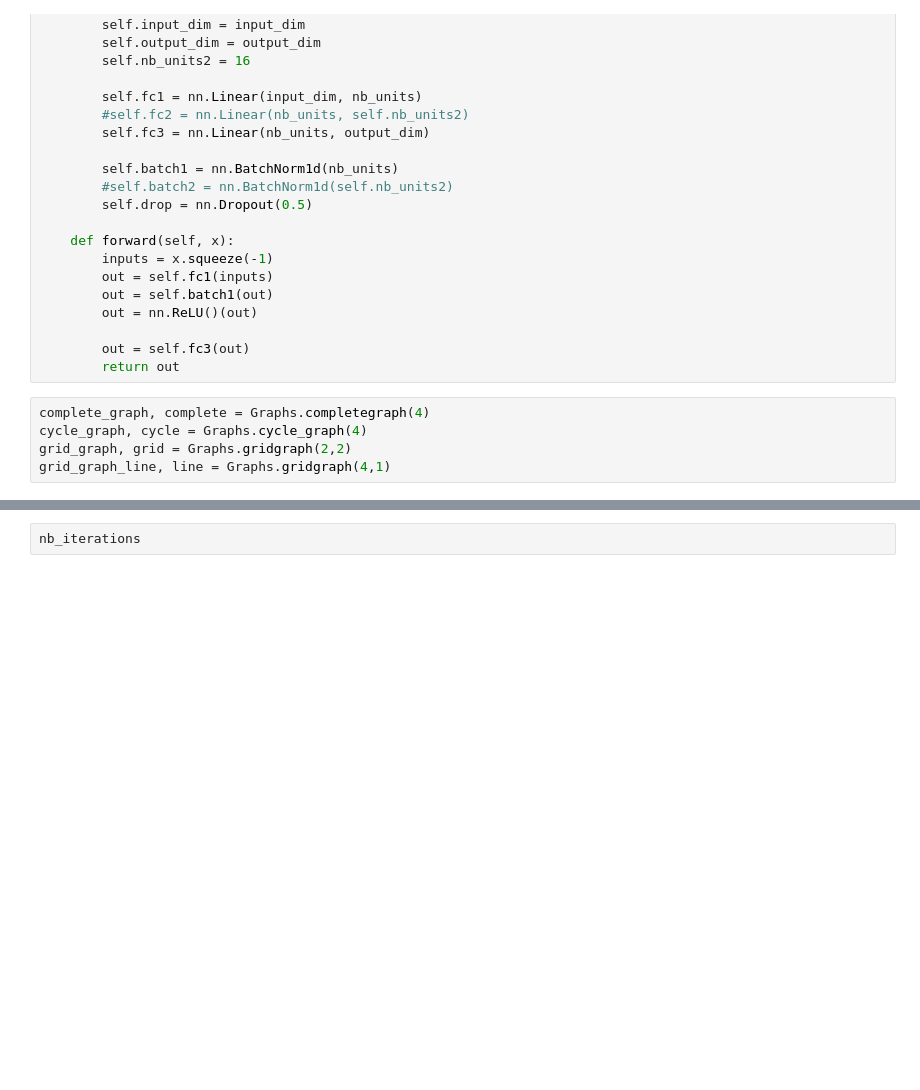
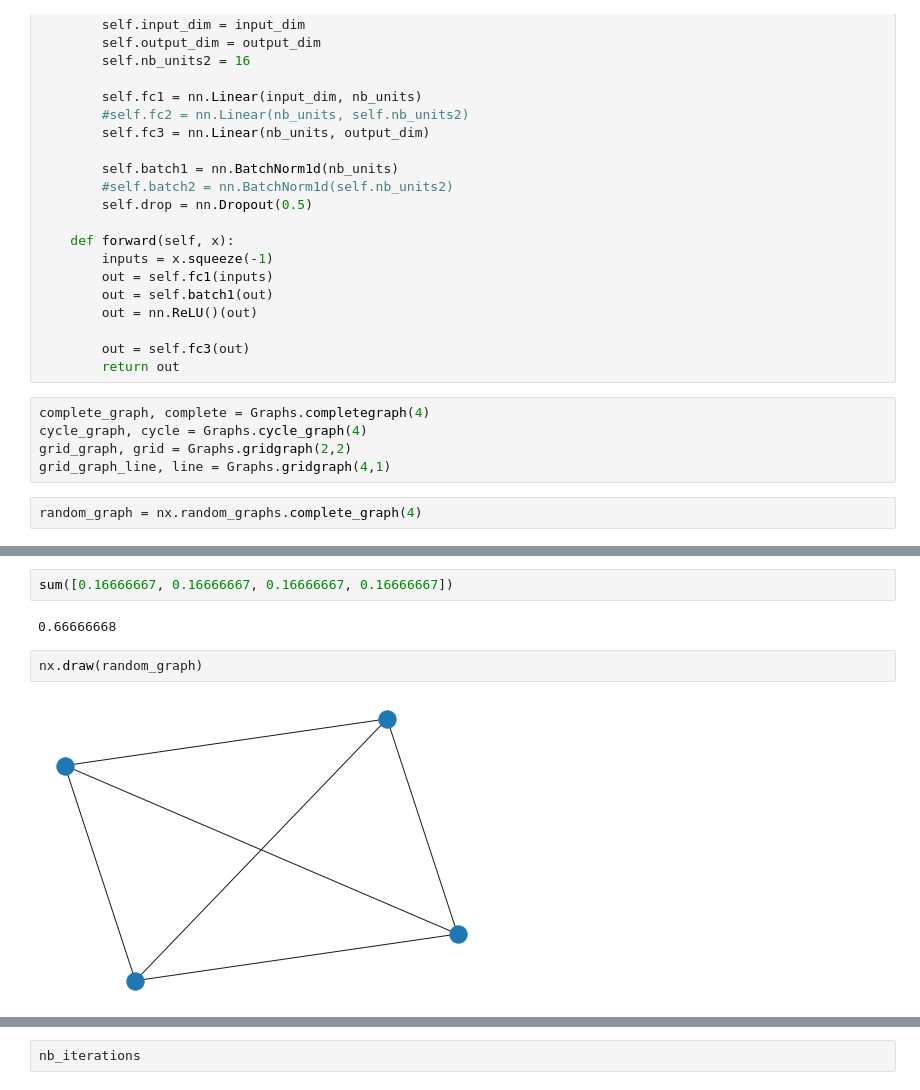
Before and after one commit to AnganMitra/decentralearn, a Jupyter notebook: DMFW/prototype/DMFW_BKdata.ipynb, the cells around one changed output, grey strips where cells are left out. Drawn from its saved outputs; the diff is of its cells as text; blank space fills up the shorter version.

Commit message:
redefine complete graph

```diff
--- a/DMFW/prototype/DMFW_BKdata.ipynb
+++ b/DMFW/prototype/DMFW_BKdata.ipynb
@@ -774,3 +782,5 @@ complete_graph, complete = Graphs.completegraph(4)
 cycle_graph, cycle = Graphs.cycle_graph(4)
 grid_graph, grid = Graphs.gridgraph(2,2)
 grid_graph_line, line = Graphs.gridgraph(4,1)
+# %%
+random_graph = nx.random_graphs.complete_graph(4)
@@ -776,0 +808,8 @@ grid_graph_line, line = Graphs.gridgraph(4,1)
+# %%
+sum([0.16666667, 0.16666667, 0.16666667, 0.16666667])
+# %% [output]
+0.66666668
+# %%
+nx.draw(random_graph)
+# %% [output]
+[figure, added]
```
Also changed, not shown: parts of 28 cells of this notebook, 39 other files.
